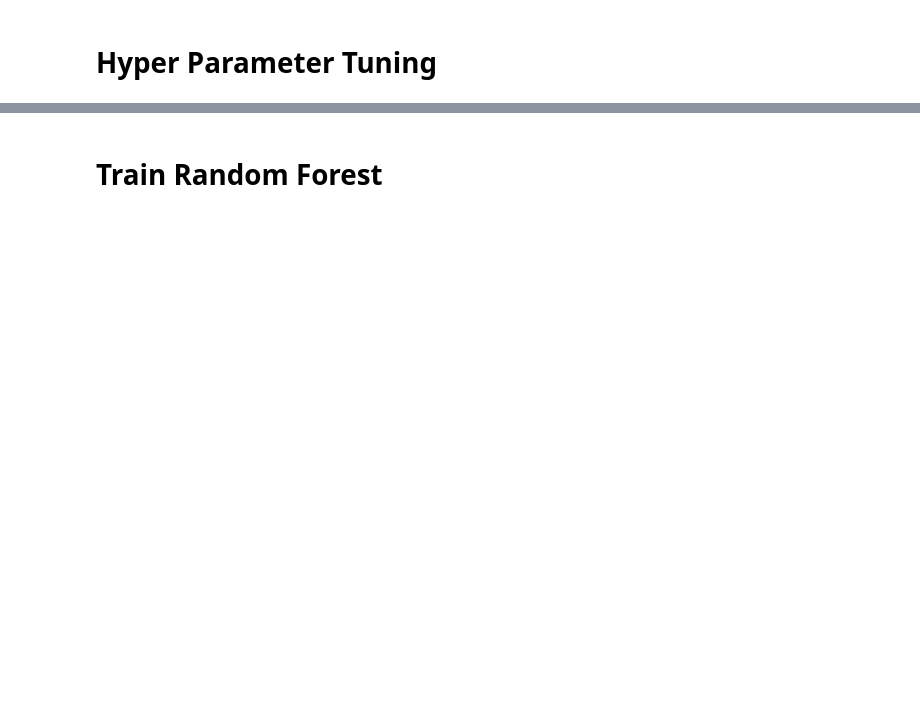
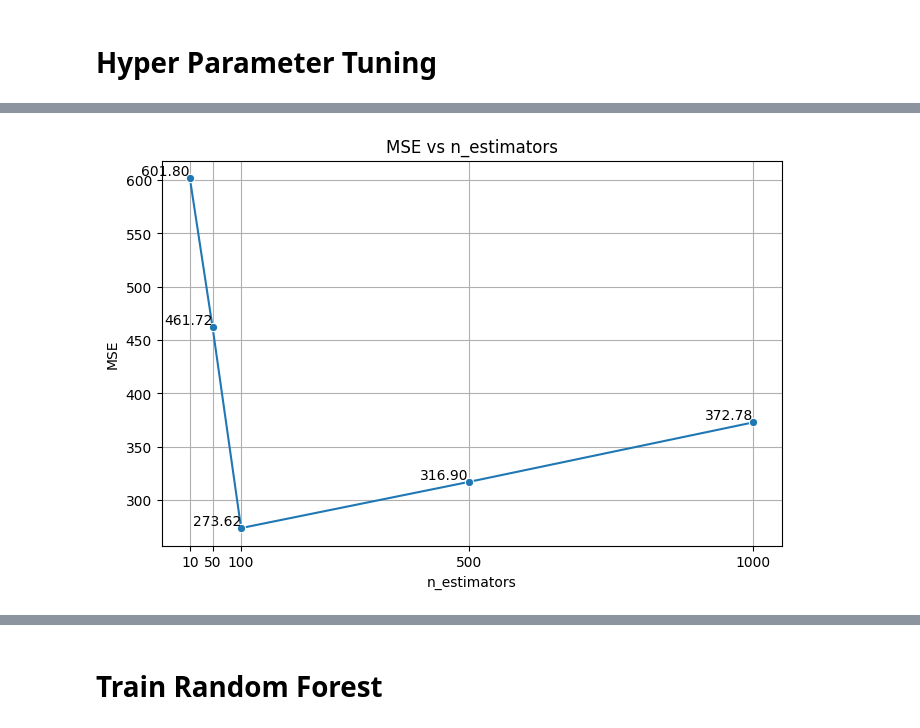
Before and after one commit to Amharrayadin/random-forest-mangrove-area-prediction, a Jupyter notebook: modelling.ipynb, the cells around one changed output, grey strips where cells are left out. Drawn from its saved outputs; the diff is of its cells as text; code cells hidden in the pictures; blank space fills up the shorter version.

Commit message:
add documentation and hpt visualisation

```diff
--- a/modelling.ipynb
+++ b/modelling.ipynb
@@ -170,0 +144,45 @@ Name: 0, dtype: float64
+# %%
+# mengganti none dengan 0 untuk visualisasi
+df_results['max_depth'] = df_results['max_depth'].fillna(0)
+# %%
+# mencari parameter terbaik
+best_n_estimators = best_params['n_estimators']
+best_max_depth = best_params['max_depth']
+best_min_samples_split = best_params['min_samples_split']
+
+# filter dataframe untuk setiap parameter
+df_n_estimators = df_results[(df_results['max_depth'] == best_max_depth) &
+                             (df_results['min_samples_split'] == best_min_samples_split)]
+
+df_max_depth = df_results[(df_results['n_estimators'] == best_n_estimators) &
+                          (df_results['min_samples_split'] == best_min_samples_split)]
+
+df_min_samples_split = df_results[(df_results['n_estimators'] == best_n_estimators) &
+                                  (df_results['max_depth'] == best_max_depth)]
+# %%
+# fungsi untuk plotting
+def plot_param_vs_mse(df, param, title, param_values):
+    plt.figure(figsize=(8, 5))
+    ax = sns.lineplot(x=param, y='MSE', data=df, marker='o')
+
+    for x, y in zip(df[param], df['MSE']):
+        plt.text(x, y, f"{y:.2f}", ha='right', va='bottom', fontsize=10, color='black')
+
+    plt.xlabel(param)
+    plt.ylabel('MSE')
+    plt.title(title)
+    plt.xticks(param_values)
+    plt.grid()
+    plt.show()
+# %%
+# daftar parameter
+param_grid = {
+    "n_estimators": [10, 50, 100, 500, 1000],
+    "max_depth": [0 if v is None else v for v in [None, 5, 10, 20]],
+    "min_samples_split": [2, 5, 10],
+}
+# %%
+# visualisasi parameter n_estimator
+plot_param_vs_mse(df_n_estimators, 'n_estimators', 'MSE vs n_estimators', param_grid['n_estimators'])
+# %% [output]
+[figure, added]
```
Also changed, not shown: parts of 30 cells of this notebook, 7 other files.
